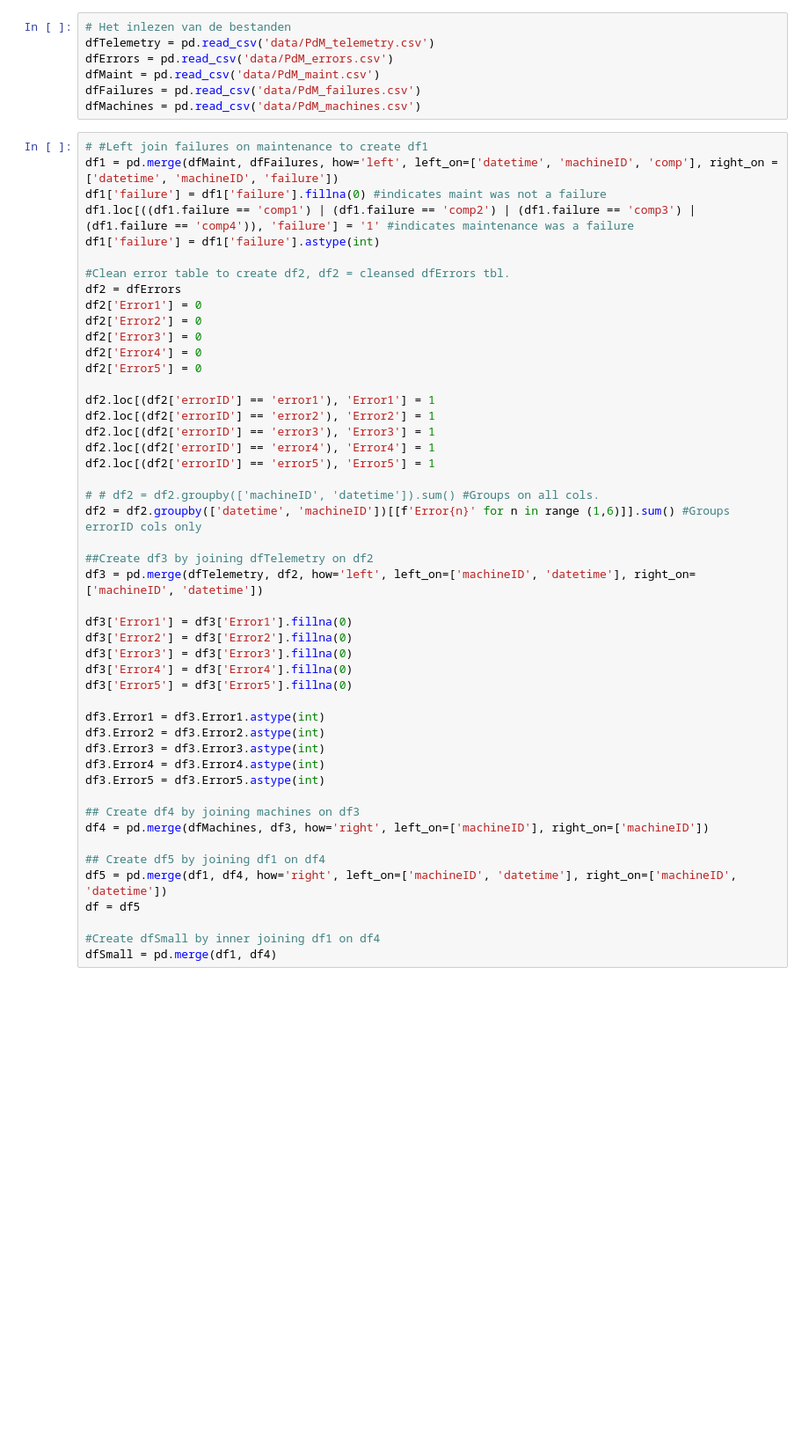
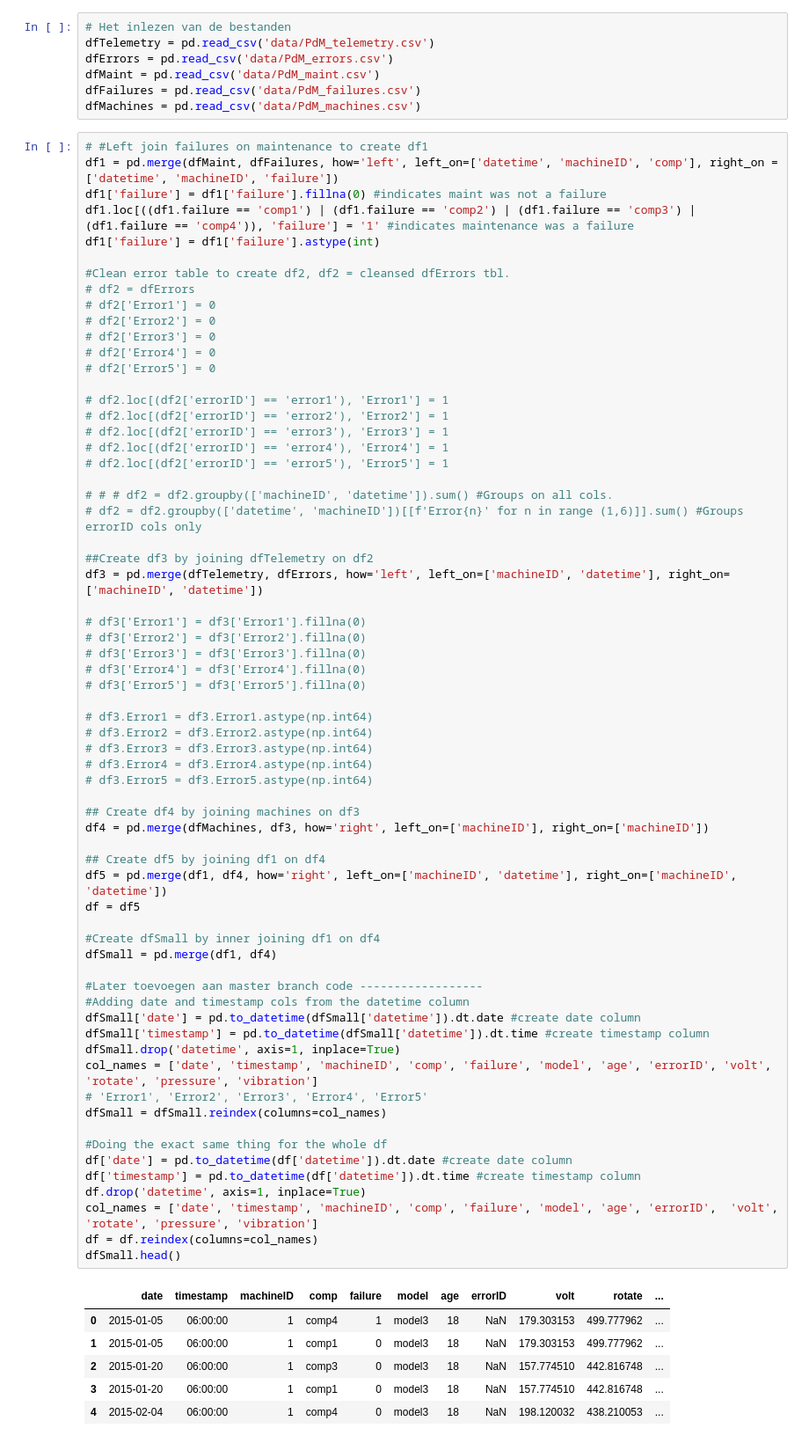
Before and after one commit to Intux404/Predictive_Maintenance, a Jupyter notebook: Stap6_experiments.ipynb, the cells around one changed output. Shown at 88% size. Saved outputs shown, nothing was run; the diff lists cells and outputs as text; blank space fills up the shorter version.

```diff
--- a/Stap6_experiments.ipynb
+++ b/Stap6_experiments.ipynb
@@ -18,48 +30,72 @@ dfMachines = pd.read_csv('data/PdM_machines.csv')
 # %%
 # #Left join failures on maintenance to create df1
 df1 = pd.merge(dfMaint, dfFailures, how='left', left_on=['datetime', 'machineID', 'comp'], right_on = ['datetime', 'machineID', 'failure'])
 df1['failure'] = df1['failure'].fillna(0) #indicates maint was not a failure
 df1.loc[((df1.failure == 'comp1') | (df1.failure == 'comp2') | (df1.failure == 'comp3') | (df1.failure == 'comp4')), 'failure'] = '1' #indicates maintenance was a failure
 df1['failure'] = df1['failure'].astype(int)
 
 #Clean error table to create df2, df2 = cleansed dfErrors tbl.
-df2 = dfErrors
-df2['Error1'] = 0
-df2['Error2'] = 0
-df2['Error3'] = 0
-df2['Error4'] = 0
-df2['Error5'] = 0
+# df2 = dfErrors
+# df2['Error1'] = 0
+# df2['Error2'] = 0
+# df2['Error3'] = 0
+# df2['Error4'] = 0
+# df2['Error5'] = 0
 
-df2.loc[(df2['errorID'] == 'error1'), 'Error1'] = 1
-df2.loc[(df2['errorID'] == 'error2'), 'Error2'] = 1
-df2.loc[(df2['errorID'] == 'error3'), 'Error3'] = 1
-df2.loc[(df2['errorID'] == 'error4'), 'Error4'] = 1
-df2.loc[(df2['errorID'] == 'error5'), 'Error5'] = 1
+# df2.loc[(df2['errorID'] == 'error1'), 'Error1'] = 1
+# df2.loc[(df2['errorID'] == 'error2'), 'Error2'] = 1
+# df2.loc[(df2['errorID'] == 'error3'), 'Error3'] = 1
+# df2.loc[(df2['errorID'] == 'error4'), 'Error4'] = 1
+# df2.loc[(df2['errorID'] == 'error5'), 'Error5'] = 1
 
-# # df2 = df2.groupby(['machineID', 'datetime']).sum() #Groups on all cols.
-df2 = df2.groupby(['datetime', 'machineID'])[[f'Error{n}' for n in range (1,6)]].sum() #Groups errorID cols only
+# # # df2 = df2.groupby(['machineID', 'datetime']).sum() #Groups on all cols.
+# df2 = df2.groupby(['datetime', 'machineID'])[[f'Error{n}' for n in range (1,6)]].sum() #Groups errorID cols only
 
 ##Create df3 by joining dfTelemetry on df2
-df3 = pd.merge(dfTelemetry, df2, how='left', left_on=['machineID', 'datetime'], right_on=['machineID', 'datetime'])
+df3 = pd.merge(dfTelemetry, dfErrors, how='left', left_on=['machineID', 'datetime'], right_on=['machineID', 'datetime'])
 
-df3['Error1'] = df3['Error1'].fillna(0)
-df3['Error2'] = df3['Error2'].fillna(0)
-df3['Error3'] = df3['Error3'].fillna(0)
-df3['Error4'] = df3['Error4'].fillna(0)
-df3['Error5'] = df3['Error5'].fillna(0)
+# df3['Error1'] = df3['Error1'].fillna(0)
+# df3['Error2'] = df3['Error2'].fillna(0)
+# df3['Error3'] = df3['Error3'].fillna(0)
+# df3['Error4'] = df3['Error4'].fillna(0)
+# df3['Error5'] = df3['Error5'].fillna(0)
 
-df3.Error1 = df3.Error1.astype(int)
-df3.Error2 = df3.Error2.astype(int)
-df3.Error3 = df3.Error3.astype(int)
-df3.Error4 = df3.Error4.astype(int)
-df3.Error5 = df3.Error5.astype(int)
+# df3.Error1 = df3.Error1.astype(np.int64)
+# df3.Error2 = df3.Error2.astype(np.int64)
+# df3.Error3 = df3.Error3.astype(np.int64)
+# df3.Error4 = df3.Error4.astype(np.int64)
+# df3.Error5 = df3.Error5.astype(np.int64)
 
 ## Create df4 by joining machines on df3
 df4 = pd.merge(dfMachines, df3, how='right', left_on=['machineID'], right_on=['machineID'])
 
 ## Create df5 by joining df1 on df4
 df5 = pd.merge(df1, df4, how='right', left_on=['machineID', 'datetime'], right_on=['machineID', 'datetime'])
 df = df5
 
 #Create dfSmall by inner joining df1 on df4
 dfSmall = pd.merge(df1, df4)
+
+#Later toevoegen aan master branch code ------------------
+#Adding date and timestamp cols from the datetime column
+dfSmall['date'] = pd.to_datetime(dfSmall['datetime']).dt.date #create date column
+dfSmall['timestamp'] = pd.to_datetime(dfSmall['datetime']).dt.time #create timestamp column
+dfSmall.drop('datetime', axis=1, inplace=True)
+col_names = ['date', 'timestamp', 'machineID', 'comp', 'failure', 'model', 'age', 'errorID', 'volt', 'rotate', 'pressure', 'vibration']
+# 'Error1', 'Error2', 'Error3', 'Error4', 'Error5'
+dfSmall = dfSmall.reindex(columns=col_names)
+
+#Doing the exact same thing for the whole df
+df['date'] = pd.to_datetime(df['datetime']).dt.date #create date column
+df['timestamp'] = pd.to_datetime(df['datetime']).dt.time #create timestamp column
+df.drop('datetime', axis=1, inplace=True)
+col_names = ['date', 'timestamp', 'machineID', 'comp', 'failure', 'model', 'age', 'errorID',  'volt', 'rotate', 'pressure', 'vibration']
+df = df.reindex(columns=col_names)
+dfSmall.head()
+# %% [output]
+|  | date | timestamp | machineID | comp | failure | model | age | errorID | volt | rotate | ... |
+| 0 | 2015-01-05 | 06:00:00 | 1 | comp4 | 1 | model3 | 18 | NaN | 179.303153 | 499.777962 | ... |
+| 1 | 2015-01-05 | 06:00:00 | 1 | comp1 | 0 | model3 | 18 | NaN | 179.303153 | 499.777962 | ... |
+| 2 | 2015-01-20 | 06:00:00 | 1 | comp3 | 0 | model3 | 18 | NaN | 157.774510 | 442.816748 | ... |
+| 3 | 2015-01-20 | 06:00:00 | 1 | comp1 | 0 | model3 | 18 | NaN | 157.774510 | 442.816748 | ... |
+| 4 | 2015-02-04 | 06:00:00 | 1 | comp4 | 0 | model3 | 18 | NaN | 198.120032 | 438.210053 | ... |
```
Also changed, not shown: parts of 14 cells of this notebook, 1 other file.
